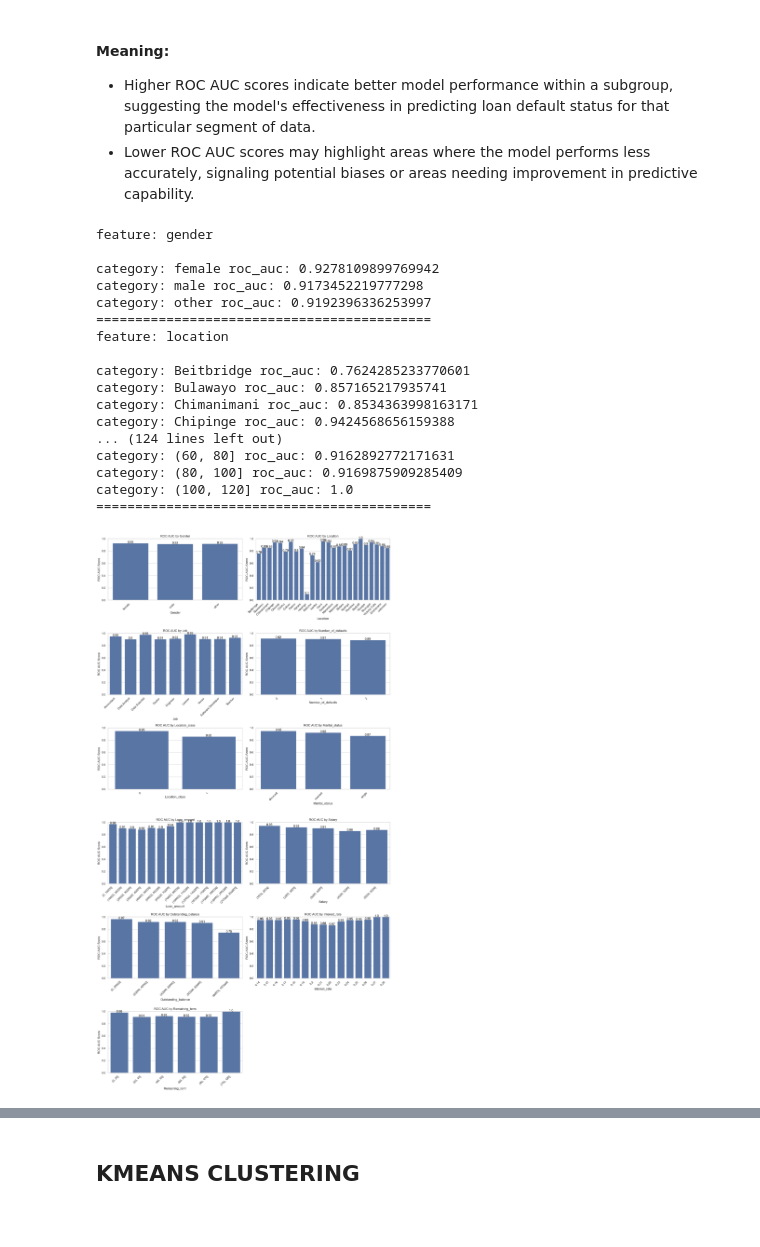
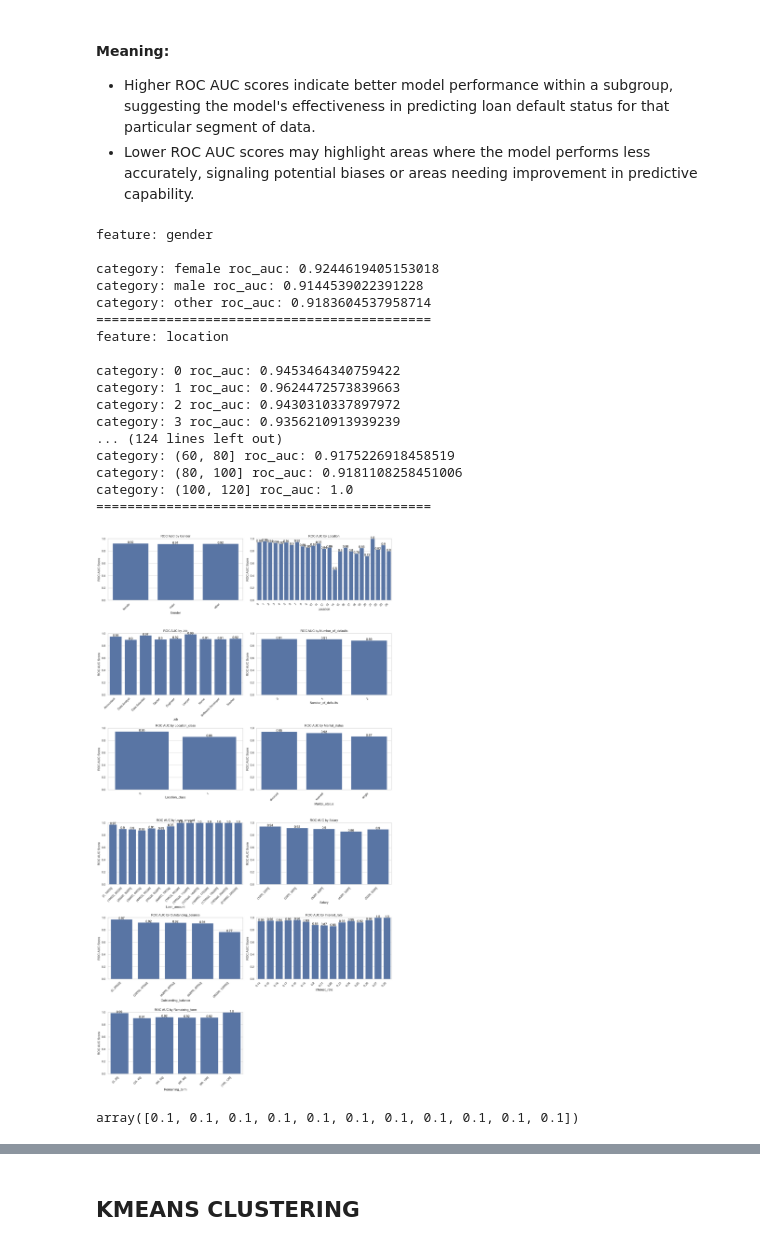
Before and after one commit to Augah2001/Data-Science-Competion-Question-and-Data, a Jupyter notebook: credit_risk.ipynb, the cells around one changed output, grey strips where cells are left out. Saved outputs shown, nothing was run; the diff lists cells and outputs as text; code cells hidden in the pictures.

```diff
--- a/credit_risk.ipynb
+++ b/credit_risk.ipynb
@@ -599,6 +599,7 @@ df['gender'] = df['gender'].map({"other":1, "female": 0,'male':2}).astype('int')
 
 
 label_encodings = {}
+label_models = {}
 
 # Initialize the LabelEncoder
 le = LabelEncoder()
@@ -609,9 +610,10 @@ categorical_features = ['currency', 'country', 'job', 'location']
 # Encode each categorical feature and store the mappings
 for cat in categorical_features:
     df[cat] = le.fit_transform(df[cat])
+    label_models[cat] = le.fit(df[cat])
     label_encodings[cat] = dict(zip(le.classes_, le.transform(le.classes_)))
 le.fit([ 'Defaulted','Did not default'])
 if df['Loan Status'].dtype != 'int64':
     df['Loan Status'] = df['Loan Status'].map({'Did not default': 0, 'Defaulted': 1}).astype('int')
-df.head()
+label_models
 # %% [output]
@@ -1617,47 +1661,50 @@ X_test_plot['salary'] = pd.cut(X_test_plot['salary'], bins=np.arange(0, 10000, 1
 X_test_plot['outstanding_balance'] = pd.cut(X_test_plot['outstanding_balance'], bins=np.arange(0, 300000, 20000))
 X_test_plot['remaining_term'] = pd.cut(X_test_plot['remaining term'], bins=np.arange(0, 150, 20))
 X_test_plot['age'] = pd.cut(X_test_plot['age'], bins=np.arange(0, 80, 10))
-X_test_plot['location'] = X_test_plot['location'].map(ind_to_feature_location).astype('int').map(label_encodings_location)
+X_test_plot['location'] = X_test_plot['location']
 X_test_plot['job'] = X_test_plot['job'].map(ind_to_feature_job).astype('int').map(label_encodings_job)
 X_test_plot['marital_status'] = X_test_plot['marital_status'].map({0: 'single', 1: 'married', 2: 'divorced'})
 X_test_plot['gender'] = X_test_plot['gender'].map({1: "other", 0: "female", 2: 'male'})
 
 results_df = pd.DataFrame({
     'Actual': y_test,
     'y_pred_proba': y_pred_proba,
     'gender': X_test_plot['gender'],
     'location': X_test_plot['location'],
     'job': X_test_plot['job'],
     'number_of_defaults': X_test_plot['number_of_defaults'],
     'location_class': X_test_plot['location_class'],
     'marital_status': X_test_plot['marital_status'],
     'loan_amount': X_test_plot['loan_amount'],
     'salary': X_test_plot['salary'],
     'outstanding_balance': X_test_plot['outstanding_balance'],
     'interest_rate': X_test_plot['interest_rate'],
     'remaining_term': X_test_plot['remaining_term'],
 })
 
 sensitive_features = ['gender', 'location', 'job', 'number_of_defaults', 'location_class',
                       'marital_status', 'loan_amount', 'salary', 'outstanding_balance', 'interest_rate', 'remaining_term']
 
 plot_roc_auc_by_feature(results_df, sensitive_features)
+
+y_pred_proba[X_test['location'] ==14]
 # %% [output]
 feature: gender
 
-category: female roc_auc: 0.9278109899769942
-category: male roc_auc: 0.9173452219777298
-category: other roc_auc: 0.9192396336253997
+category: female roc_auc: 0.9244619405153018
+category: male roc_auc: 0.9144539022391228
+category: other roc_auc: 0.9183604537958714
 ===========================================
 feature: location
 
-category: Beitbridge roc_auc: 0.7624285233770601
-category: Bulawayo roc_auc: 0.857165217935741
-category: Chimanimani roc_auc: 0.8534363998163171
-category: Chipinge roc_auc: 0.9424568656159388
+category: 0 roc_auc: 0.9453464340759422
+category: 1 roc_auc: 0.9624472573839663
+category: 2 roc_auc: 0.9430310337897972
+category: 3 roc_auc: 0.9356210913939239
 ... (124 lines left out)
-category: (60, 80] roc_auc: 0.9162892772171631
-category: (80, 100] roc_auc: 0.9169875909285409
+category: (60, 80] roc_auc: 0.9175226918458519
+category: (80, 100] roc_auc: 0.9181108258451006
 category: (100, 120] roc_auc: 1.0
 ===========================================
-[figure, old version]
+[figure, new version]
+array([0.1, 0.1, 0.1, 0.1, 0.1, 0.1, 0.1, 0.1, 0.1, 0.1, 0.1])
```
Also changed, not shown: parts of 17 cells of this notebook, 5 other files.
